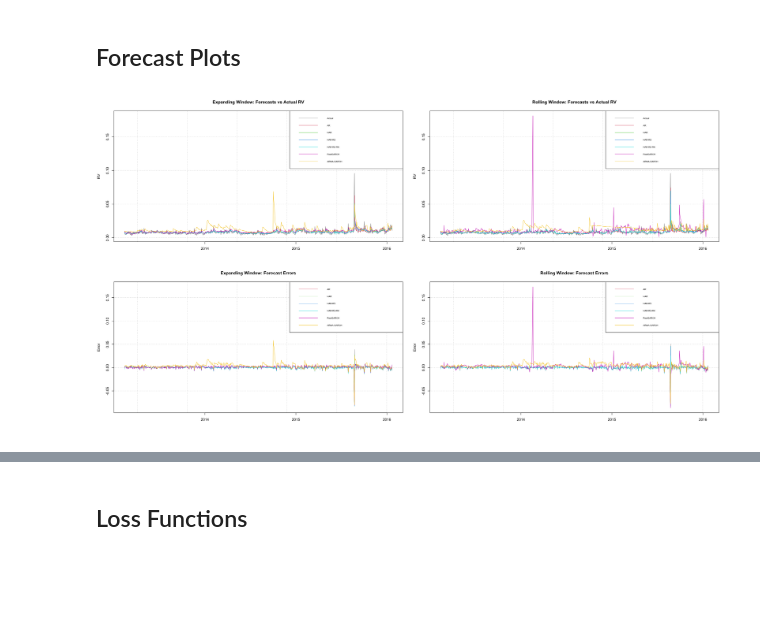
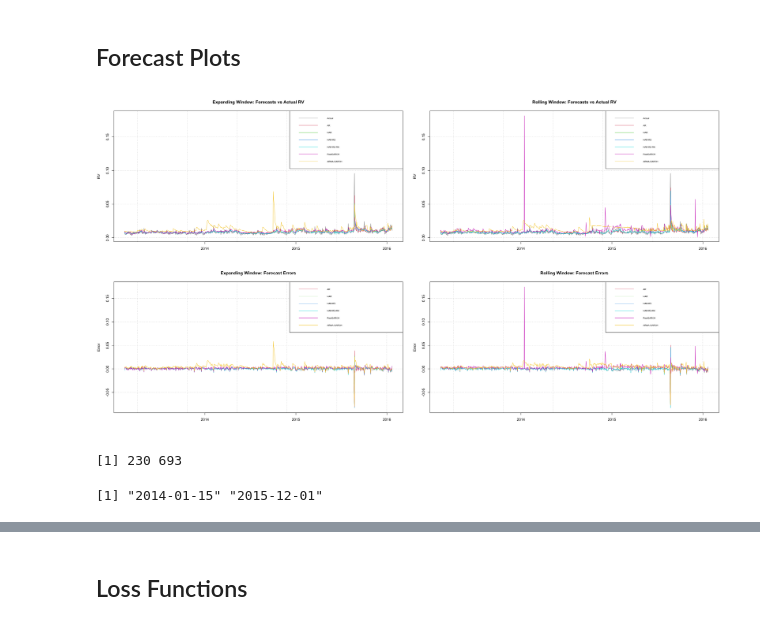
Before and after one commit to mildemx/FE1_Homeworks, a Jupyter notebook: Project/Financial_Econ_Project.ipynb, the cells around one changed output, grey strips where cells are left out. Cells and saved outputs as stored; diff of their text form; code cells hidden in the pictures; blank space fills up the shorter version.

```diff
--- a/Project/Financial_Econ_Project.ipynb
+++ b/Project/Financial_Econ_Project.ipynb
@@ -791,9 +793,9 @@ Warning message in arima(data, order = c(modelinc[2], 0, modelinc[3]), include.m
 m5_roll_fits <- lapply(1:n_for, function(x) {
     tryCatch(
         ugarchfit(real_garch_spec,
-            data = xts(1000 * df$ret, order.by = df$date)[x:(x + w_l - 1)],
+            data = xts(1000 * df$ret, order.by = df$date)[(22 + x):(21 + x + w_l)], #offset by 22 to match model_df (using df since ugarchfit needs xts)
             solver = 'hybrid',
-            realizedVol = xts(1000 * df$RV, order.by = df$date)[x:(x + w_l - 1)]
+            realizedVol = xts(1000 * df$RV, order.by = df$date)[(22 + x):(21 + x + w_l)] #scale by 1000 due to the severe num. instability
         ),
         error = function(e) NULL
     )
@@ -866,33 +867,39 @@ legend("topright", legend = c("Actual", colnames(forecasts_exp)),
 plot(forecast_dates, actual_oos, type = "l", col = "darkgrey", lwd = 1.5,
     main = "Rolling Window: Forecasts vs Actual RV",
     xlab = "", ylab = "RV", ylim = y_lim,
     panel.first = grid()
 )
 
 for (i in 1:6) lines(forecast_dates, forecasts_roll[, i], col = i + 1, lty = 1)
 legend("topright", legend = c("Actual", colnames(forecasts_roll)),
     col = c("darkgrey", 2:7), lty = 1, cex=0.6,
 )
 
 
 ##Errors plot
 errors_exp <- forecasts_exp - actual_oos
 errors_roll <- forecasts_roll - actual_oos
 
 #Expanding window
-plot(forecast_dates, errors_exp[, 1], type = "l", col = "darkgrey",
+plot(forecast_dates, errors_exp[, 1], type = "l", col = 2,
     main = "Expanding Window: Forecast Errors",
     xlab = "", ylab = "Error", ylim = range(errors_exp, errors_roll),
     panel.first = grid())
 for (i in 2:6) lines(forecast_dates, errors_exp[, i], col = i + 1)
 legend("topright", legend = colnames(forecasts_exp), col = 2:7, lty = 1, cex = 0.6)
 
 #Rolling window
-plot(forecast_dates, errors_roll[, 1], type = "l", col = "darkgrey",
+plot(forecast_dates, errors_roll[, 1], type = "l", col = 2,
     main = "Rolling Window: Forecast Errors",
     xlab = "", ylab = "Error", ylim = range(errors_exp, errors_roll),
     panel.first = grid())
 for (i in 2:6) lines(forecast_dates, errors_roll[, i], col = i + 1)
 legend("topright", legend = colnames(forecasts_roll), col = 2:7, lty = 1, cex = 0.6)
 # %% [output]
-[figure, old version]
+[figure, new version]
+# %%
+which(m5_roll_forecast > 0.05)
+model_df$date[w_l + which(m5_roll_forecast > 0.05)]
+# %% [output]
+[1] 230 693
+[1] "2014-01-15" "2015-12-01"
```
Also changed, not shown: parts of 13 cells of this notebook, 4 other files.
